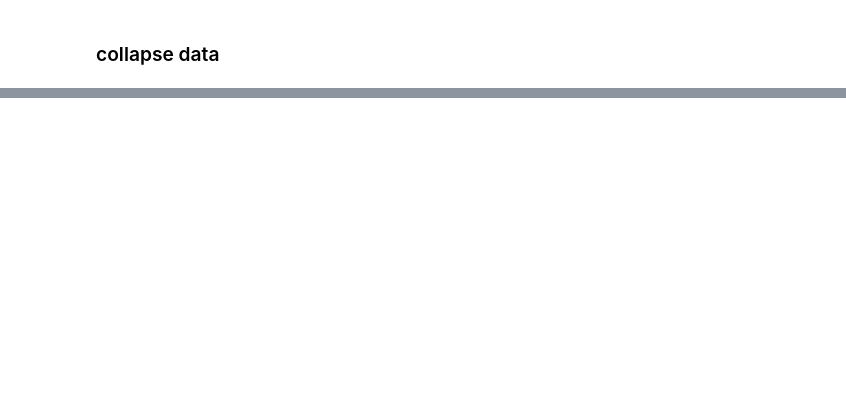
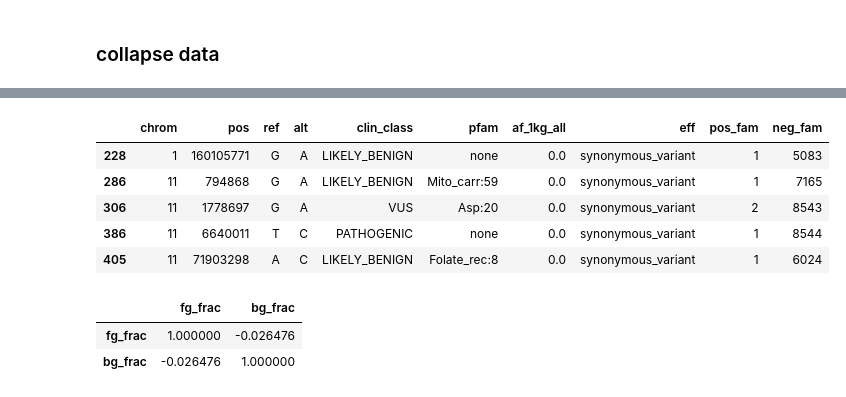
Before and after one commit to samesense/pathopredictor, a Jupyter notebook: notebooks/merge_count_data.ipynb, the cells around one changed output, grey strips where cells are left out. Saved outputs shown, nothing was run; the diff lists cells and outputs as text; code cells hidden in the pictures; blank space fills up the shorter version.

```diff
--- a/notebooks/merge_count_data.ipynb
+++ b/notebooks/merge_count_data.ipynb
@@ -96,0 +97,15 @@ m.plot.scatter('fg_frac_log', 'bg_frac_log')
+# %%
+df_fg[df_fg.eff==var].head()
+# %% [output]
+|  | chrom | pos | ref | alt | clin_class | pfam | af_1kg_all | eff | pos_fam | neg_fam |
+| 228 | 1 | 160105771 | G | A | LIKELY_BENIGN | none | 0.0 | synonymous_variant | 1 | 5083 |
+| 286 | 11 | 794868 | G | A | LIKELY_BENIGN | Mito_carr:59 | 0.0 | synonymous_variant | 1 | 7165 |
+| 306 | 11 | 1778697 | G | A | VUS | Asp:20 | 0.0 | synonymous_variant | 2 | 8543 |
+| 386 | 11 | 6640011 | T | C | PATHOGENIC | none | 0.0 | synonymous_variant | 1 | 8544 |
+| 405 | 11 | 71903298 | A | C | LIKELY_BENIGN | Folate_rec:8 | 0.0 | synonymous_variant | 1 | 6024 |
+# %%
+m[['fg_frac', 'bg_frac']].corr()
+# %% [output]
+|  | fg_frac | bg_frac |
+| fg_frac | 1.000000 | -0.026476 |
+| bg_frac | -0.026476 | 1.000000 |
```
Also changed, not shown: parts of 2 cells of this notebook, 9 other files.
